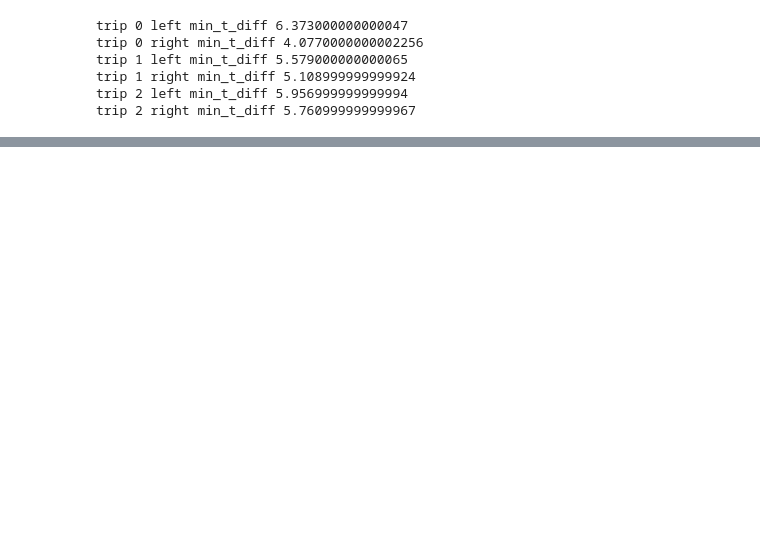
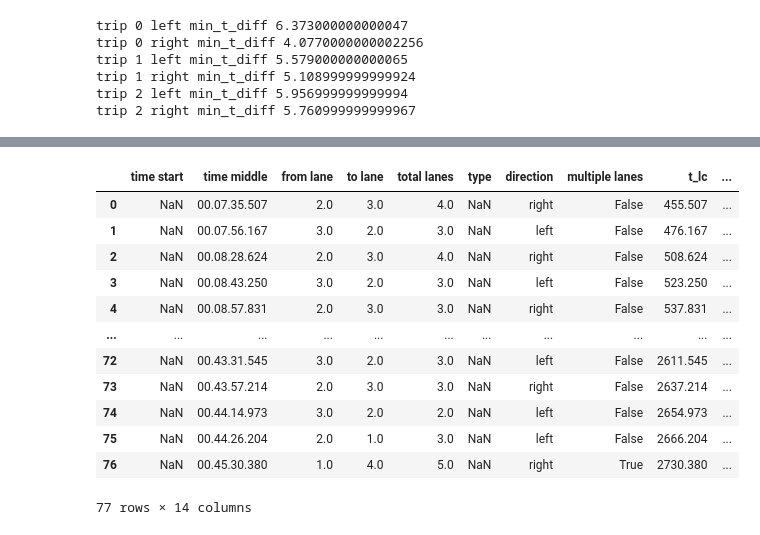
Before and after one commit to tomdries/gps-lane-changes, a Jupyter notebook: analysis.ipynb, the cells around one changed output, grey strips where cells are left out. Saved outputs shown, nothing was run; the diff lists cells and outputs as text; code cells hidden in the pictures; blank space fills up the shorter version.

```diff
--- a/analysis.ipynb
+++ b/analysis.ipynb
@@ -129,0 +113,41 @@ trip_df=trip_dfs[trip_nr][dev_nr]
+# %%
+lca_df['detected'] = ['none']*len(lca_df)
+
+for ix_row, lca_row in lca_df.iterrows():
+        upperbound = lca_row.t_lc + detection_window_size/2
+        lowerbound = lca_row.t_lc - detection_window_size/2
+        detection_window = trip_df[trip_df.t.between(lowerbound, upperbound)]
+        if 1 in list(detection_window.detection_right):
+            lca_df.loc[ix_row,'detected']='right'
+        if 1 in list(detection_window.detection_left):
+            lca_df.loc[ix_row,'detected']='left'
+
+lca_df.loc[lca_df.direction == lca_df.detected, 'result'] = 'TP'
+lca_df.loc[lca_df.detected=='none', 'result'] = 'FN'
+TP = lca_df.result.value_counts()['TP']
+FN = lca_df.result.value_counts()['FN']
+
+## false positives
+TP_detectionperspective = 0
+FP = 0
+
+for direction in ['left', 'right']:
+    for t_detection in trip_df[trip_df[f'detection_{direction}']==1].t:
+        lowerbound = t_detection - detection_window_size / 2
+        upperbound = t_detection + detection_window_size / 2
+        lane_changes_found = lca_df[lca_df.t_lc.between(lowerbound, upperbound)]
+        if len(lane_changes_found) > 0:
+            if lane_changes_found.direction.iloc[0] == direction:
+                TP_detectionperspective +=1
+            else:
+                FP +=1
+        else:
+            FP+=1
+
+def precision_recall_f1(TP, FN, FP):
+    precision = TP/(TP+FP) # positive predictive value, how many detections are relevant
+    recall = TP/(TP+FN) # hit rate
+    F1 = 2*TP / (2*TP + FP + FN)
+    return precision, recall, F1
+
+precision_recall_f1(TP,FN,FP)
@@ -157,0 +229,16 @@ lca_dfs[trip_nr][20:30]
+# %%
+lca_df.between()
+# %% [output]
+|  | time start | time middle | from lane | to lane | total lanes | type | direction | multiple lanes | t_lc | ... |
+| 0 | NaN | 00.07.35.507 | 2.0 | 3.0 | 4.0 | NaN | right | False | 455.507 | ... |
+| 1 | NaN | 00.07.56.167 | 3.0 | 2.0 | 3.0 | NaN | left | False | 476.167 | ... |
+| 2 | NaN | 00.08.28.624 | 2.0 | 3.0 | 4.0 | NaN | right | False | 508.624 | ... |
+| 3 | NaN | 00.08.43.250 | 3.0 | 2.0 | 3.0 | NaN | left | False | 523.250 | ... |
+| 4 | NaN | 00.08.57.831 | 2.0 | 3.0 | 3.0 | NaN | right | False | 537.831 | ... |
+| ... | ... | ... | ... | ... | ... | ... | ... | ... | ... | ... |
+| 72 | NaN | 00.43.31.545 | 3.0 | 2.0 | 3.0 | NaN | left | False | 2611.545 | ... |
+| 73 | NaN | 00.43.57.214 | 2.0 | 3.0 | 3.0 | NaN | right | False | 2637.214 | ... |
+| 74 | NaN | 00.44.14.973 | 3.0 | 2.0 | 2.0 | NaN | left | False | 2654.973 | ... |
+| 75 | NaN | 00.44.26.204 | 2.0 | 1.0 | 3.0 | NaN | left | False | 2666.204 | ... |
+| 76 | NaN | 00.45.30.380 | 1.0 | 4.0 | 5.0 | NaN | right | True | 2730.380 | ... |
+77 rows × 14 columns
```
Also changed, not shown: parts of 23 cells of this notebook.
